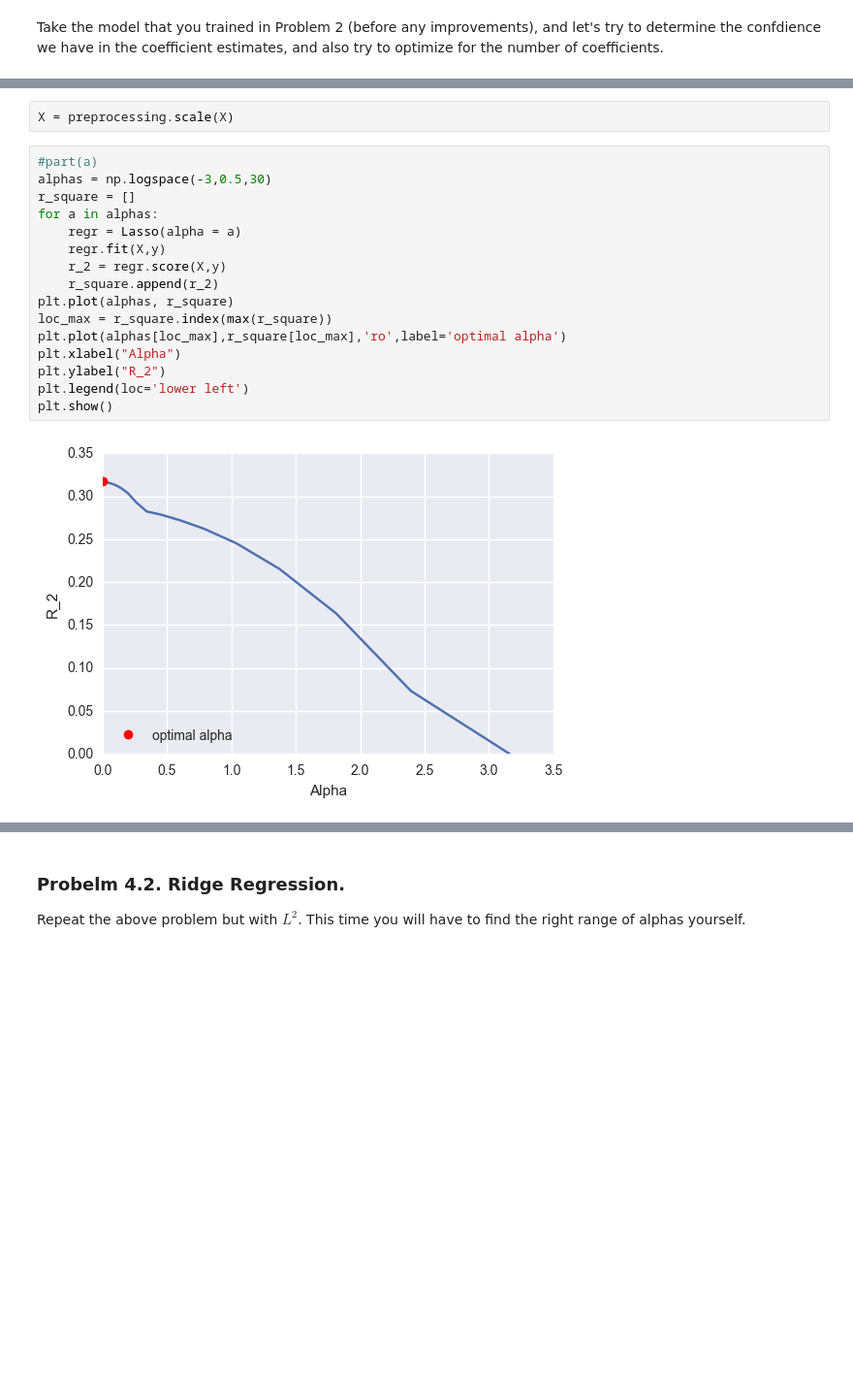
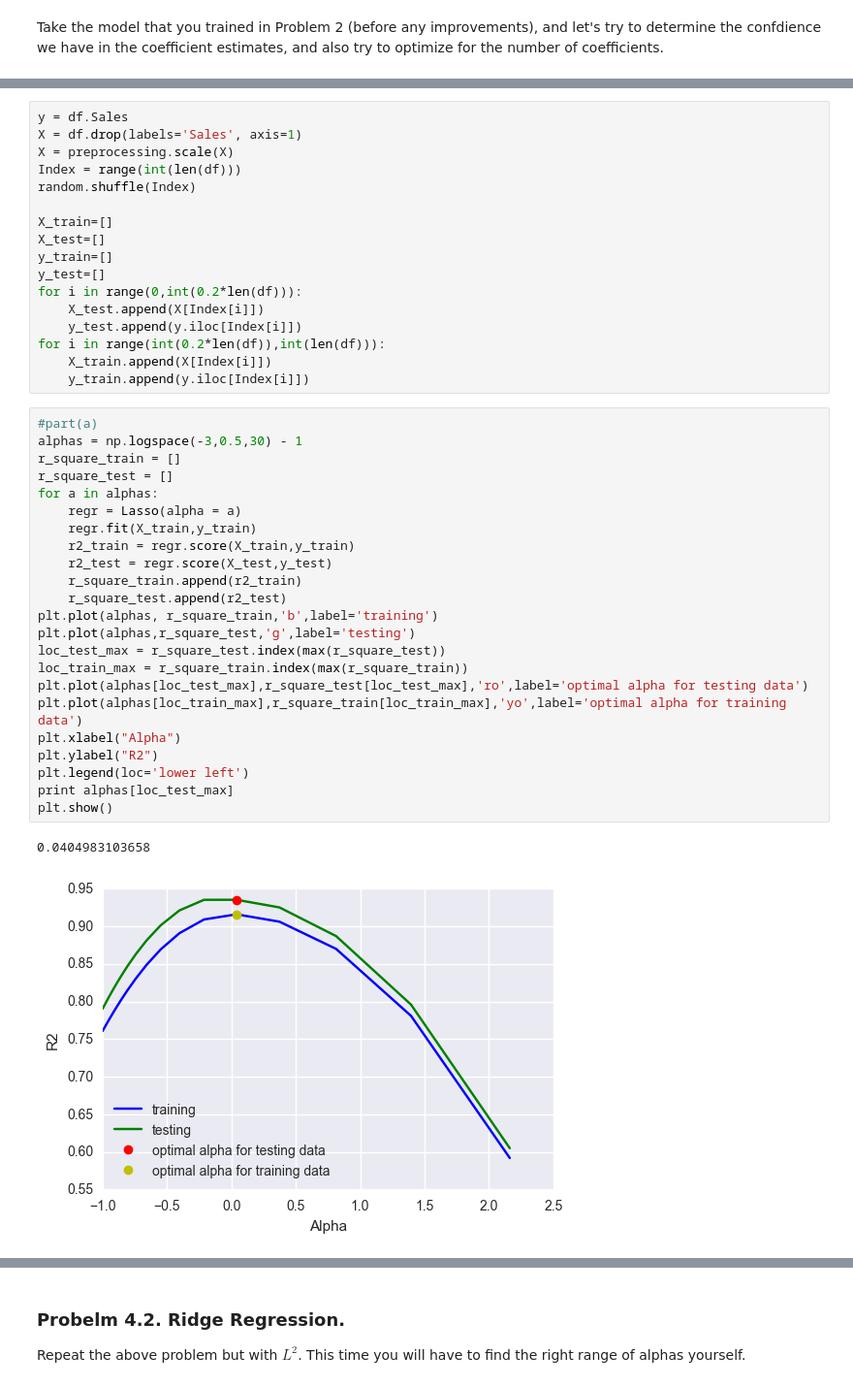
Before and after one commit to Columbia-Intro-Data-Science/python-introduction-Ray950611, a Jupyter notebook: hw1_part2_rd2622.ipynb, the cells around one changed output, grey strips where cells are left out. Shown: that part at 97% size. Cells and saved outputs as stored; diff of their text form; blank space fills up the shorter version.

```diff
--- a/hw1_part2_rd2622.ipynb
+++ b/hw1_part2_rd2622.ipynb
@@ -276,22 +290,45 @@ from sklearn import preprocessing
-# %%
-X = preprocessing.scale(X)
+# %%
+y = df.Sales
+X = df.drop(labels='Sales', axis=1)
+X = preprocessing.scale(X)
+Index = range(int(len(df)))
+random.shuffle(Index)
+
+X_train=[]
+X_test=[]
+y_train=[]
+y_test=[]
+for i in range(0,int(0.2*len(df))):
+    X_test.append(X[Index[i]])
+    y_test.append(y.iloc[Index[i]])
+for i in range(int(0.2*len(df)),int(len(df))):
+    X_train.append(X[Index[i]])
+    y_train.append(y.iloc[Index[i]])
 # %%
 #part(a)
-alphas = np.logspace(-3,0.5,30)
-r_square = []
+alphas = np.logspace(-3,0.5,30) - 1
+r_square_train = []
+r_square_test = []
 for a in alphas:
     regr = Lasso(alpha = a)
-    regr.fit(X,y)
-    r_2 = regr.score(X,y)
-    r_square.append(r_2)
-plt.plot(alphas, r_square)
-loc_max = r_square.index(max(r_square))
-plt.plot(alphas[loc_max],r_square[loc_max],'ro',label='optimal alpha')
+    regr.fit(X_train,y_train)
+    r2_train = regr.score(X_train,y_train)
+    r2_test = regr.score(X_test,y_test)
+    r_square_train.append(r2_train)
+    r_square_test.append(r2_test)
+plt.plot(alphas, r_square_train,'b',label='training')
+plt.plot(alphas,r_square_test,'g',label='testing')
+loc_test_max = r_square_test.index(max(r_square_test))
+loc_train_max = r_square_train.index(max(r_square_train))
+plt.plot(alphas[loc_test_max],r_square_test[loc_test_max],'ro',label='optimal alpha for testing data')
+plt.plot(alphas[loc_train_max],r_square_train[loc_train_max],'yo',label='optimal alpha for training data')
 plt.xlabel("Alpha")
-plt.ylabel("R_2")
+plt.ylabel("R2")
 plt.legend(loc='lower left')
+print alphas[loc_test_max]
 plt.show()
 # %% [output]
+0.0404983103658
-[figure, old version]
+[figure, new version]
 # %%
 #part(b)
```
Also changed, not shown: parts of 9 cells of this notebook.
